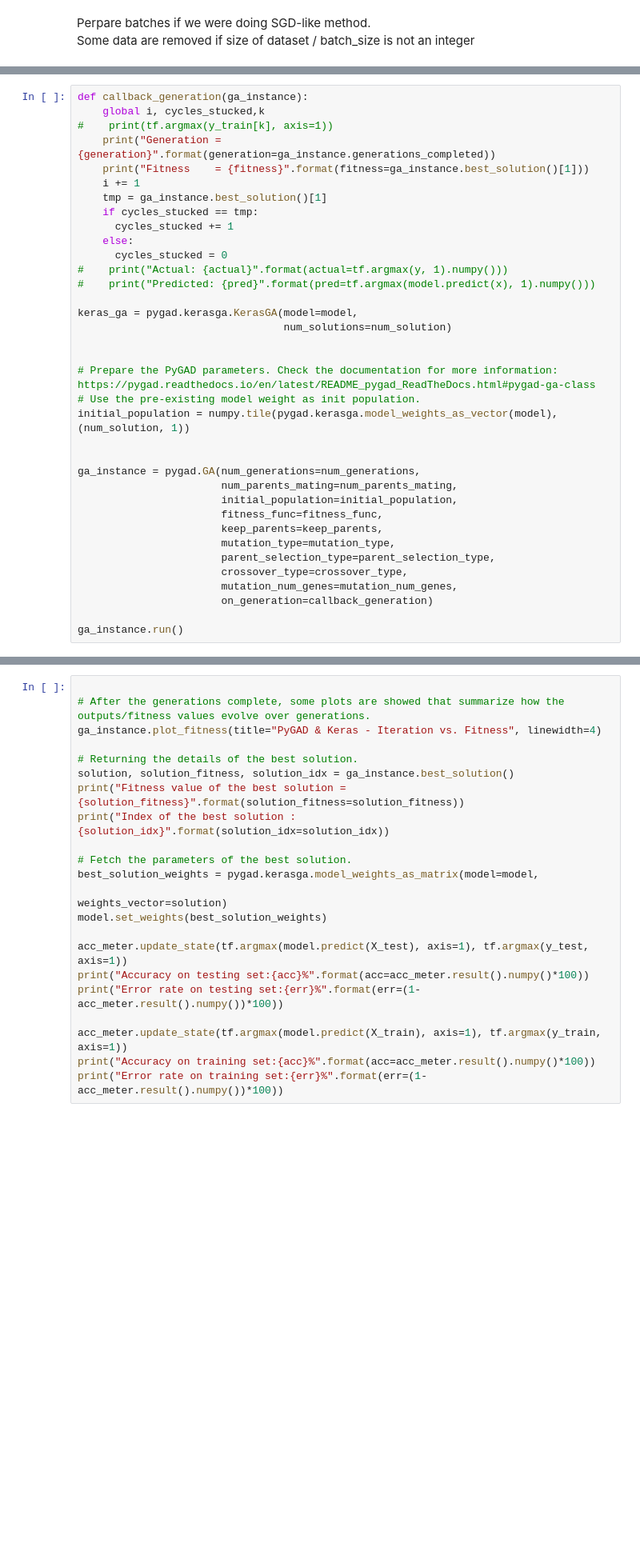
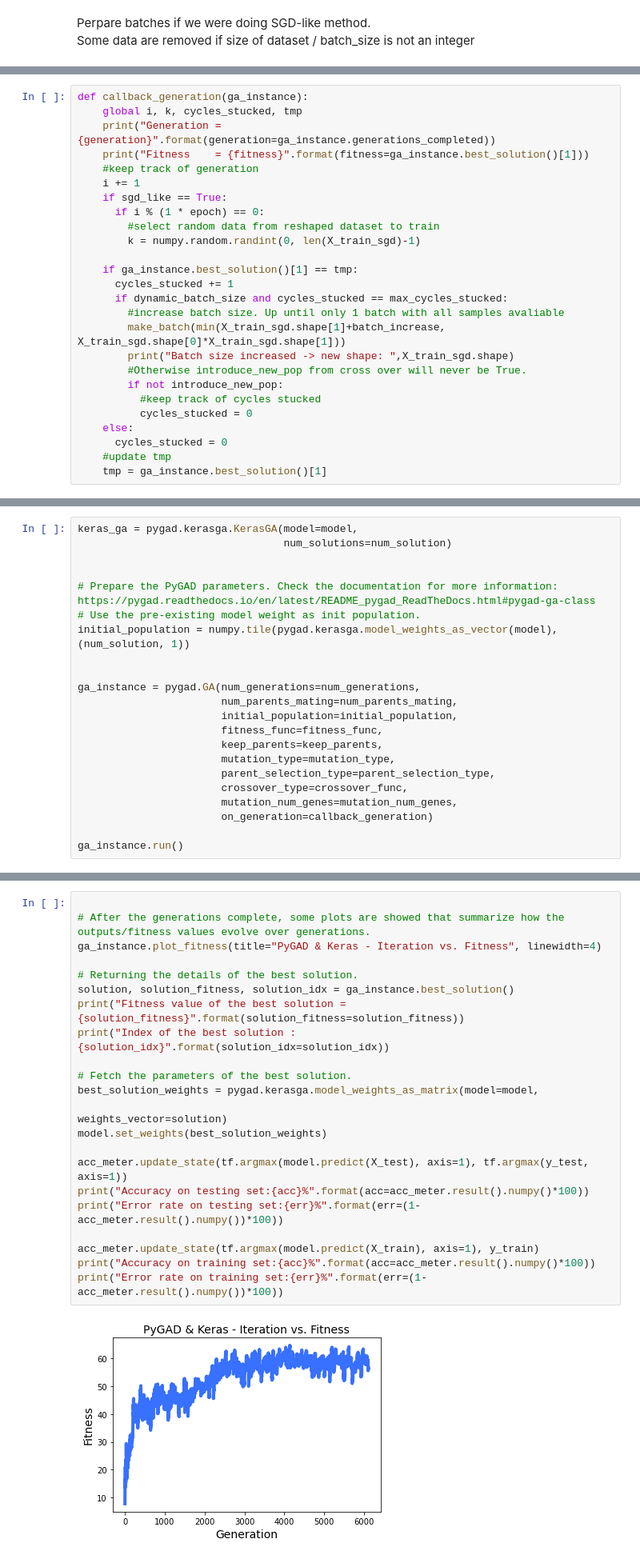
Before and after one commit to rnogy/mnist-GA, a Jupyter notebook: Copy_of_kerasGA.ipynb, the cells around one changed output, grey strips where cells are left out. Shown at 80% size. Cells and saved outputs as stored; diff of their text form; blank space fills up the shorter version.

```diff
--- a/Copy_of_kerasGA.ipynb
+++ b/Copy_of_kerasGA.ipynb
@@ -177,0 +249,26 @@ def fitness_func(solution, sol_idx):
+# %%
+def callback_generation(ga_instance):
+    global i, k, cycles_stucked, tmp
+    print("Generation = {generation}".format(generation=ga_instance.generations_completed))
+    print("Fitness    = {fitness}".format(fitness=ga_instance.best_solution()[1]))
+    #keep track of generation
+    i += 1
+    if sgd_like == True:
+      if i % (1 * epoch) == 0:
+        #select random data from reshaped dataset to train
+        k = numpy.random.randint(0, len(X_train_sgd)-1)
+
+    if ga_instance.best_solution()[1] == tmp:
+      cycles_stucked += 1
+      if dynamic_batch_size and cycles_stucked == max_cycles_stucked:
+        #increase batch size. Up until only 1 batch with all samples avaliable
+        make_batch(min(X_train_sgd.shape[1]+batch_increase, X_train_sgd.shape[0]*X_train_sgd.shape[1]))
+        print("Batch size increased -> new shape: ",X_train_sgd.shape)
+        #Otherwise introduce_new_pop from cross over will never be True.
+        if not introduce_new_pop:
+          #keep track of cycles stucked
+          cycles_stucked = 0
+    else:
+      cycles_stucked = 0
+    #update tmp
+    tmp = ga_instance.best_solution()[1]
@@ -178,18 +279,4 @@ def fitness_func(solution, sol_idx):
 # %%
-def callback_generation(ga_instance):
-    global i, cycles_stucked,k
-#    print(tf.argmax(y_train[k], axis=1))
-    print("Generation = {generation}".format(generation=ga_instance.generations_completed))
-    print("Fitness    = {fitness}".format(fitness=ga_instance.best_solution()[1]))
-    i += 1
-    tmp = ga_instance.best_solution()[1]
-    if cycles_stucked == tmp:
-      cycles_stucked += 1
-    else:
-      cycles_stucked = 0
-#    print("Actual: {actual}".format(actual=tf.argmax(y, 1).numpy()))
-#    print("Predicted: {pred}".format(pred=tf.argmax(model.predict(x), 1).numpy()))
-
 keras_ga = pygad.kerasga.KerasGA(model=model,
                                  num_solutions=num_solution)
 
@@ -206,7 +293,7 @@ ga_instance = pygad.GA(num_generations=num_generations,
                        keep_parents=keep_parents,
                        mutation_type=mutation_type,
                        parent_selection_type=parent_selection_type,
-                       crossover_type=crossover_type,
+                       crossover_type=crossover_func,
                        mutation_num_genes=mutation_num_genes,
                        on_generation=callback_generation)
 
@@ -232,22 +303,24 @@ Fitness    = 15.985000133514404
 # %%
 
 # After the generations complete, some plots are showed that summarize how the outputs/fitness values evolve over generations.
 ga_instance.plot_fitness(title="PyGAD & Keras - Iteration vs. Fitness", linewidth=4)
 
 # Returning the details of the best solution.
 solution, solution_fitness, solution_idx = ga_instance.best_solution()
 print("Fitness value of the best solution = {solution_fitness}".format(solution_fitness=solution_fitness))
 print("Index of the best solution : {solution_idx}".format(solution_idx=solution_idx))
 
 # Fetch the parameters of the best solution.
 best_solution_weights = pygad.kerasga.model_weights_as_matrix(model=model,
                                                               weights_vector=solution)
 model.set_weights(best_solution_weights)
 
 acc_meter.update_state(tf.argmax(model.predict(X_test), axis=1), tf.argmax(y_test, axis=1))
 print("Accuracy on testing set:{acc}%".format(acc=acc_meter.result().numpy()*100))
 print("Error rate on testing set:{err}%".format(err=(1-acc_meter.result().numpy())*100))
 
-acc_meter.update_state(tf.argmax(model.predict(X_train), axis=1), tf.argmax(y_train, axis=1))
+acc_meter.update_state(tf.argmax(model.predict(X_train), axis=1), y_train)
 print("Accuracy on training set:{acc}%".format(acc=acc_meter.result().numpy()*100))
 print("Error rate on training set:{err}%".format(err=(1-acc_meter.result().numpy())*100))
+# %% [output]
+[figure, added]
```
Also changed, not shown: parts of 32 cells of this notebook.
